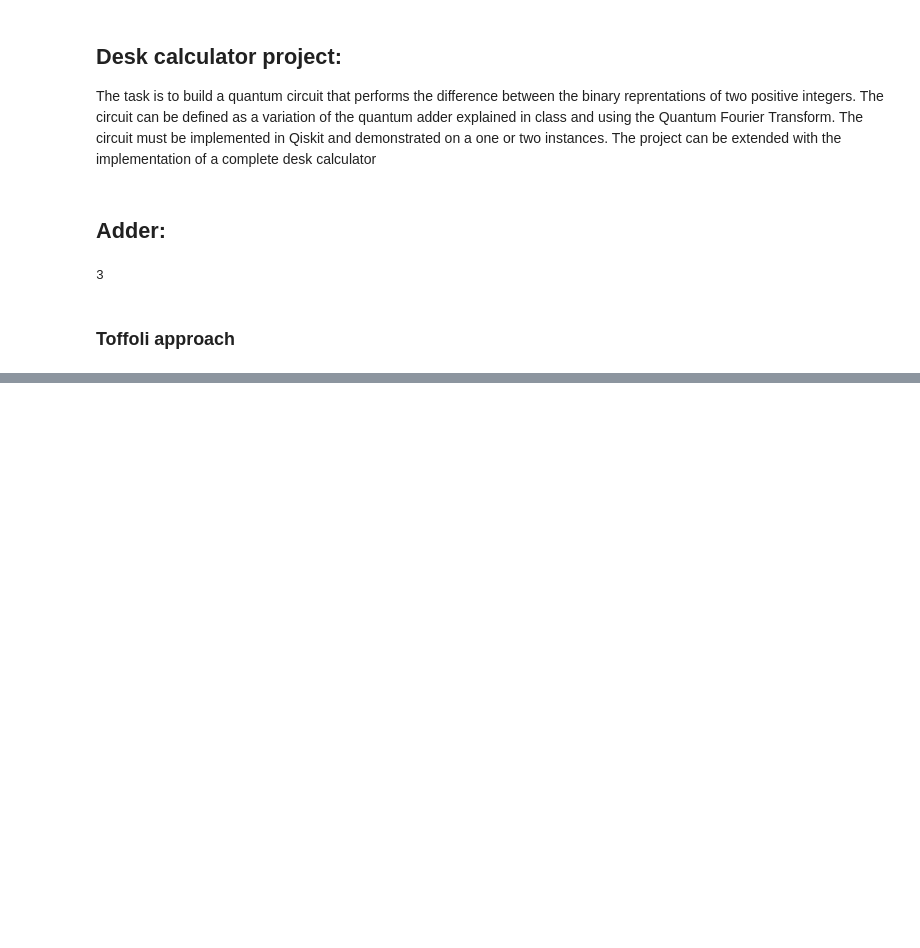
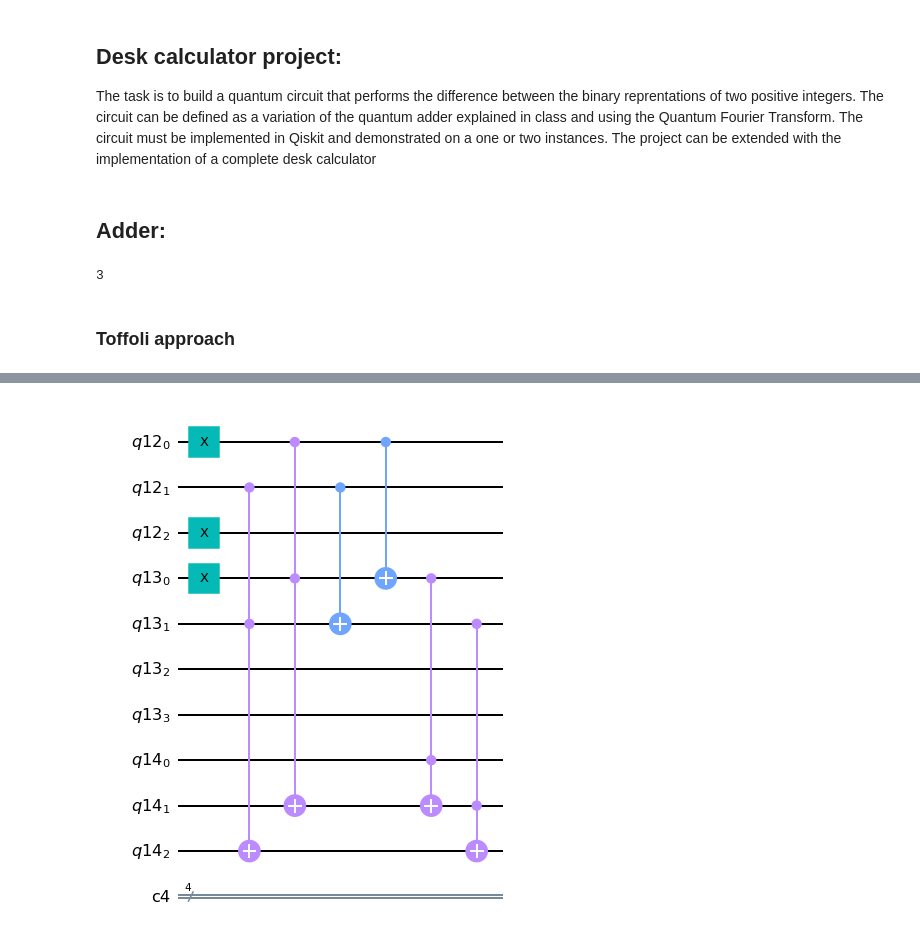
Before and after one commit to lmarza/QuantumDeskCalculator, a Jupyter notebook: deskCalculator.ipynb, the cells around one changed output, grey strips where cells are left out. Saved outputs shown, nothing was run; the diff lists cells and outputs as text; code cells hidden in the pictures; blank space fills up the shorter version.

```diff
--- a/deskCalculator.ipynb
+++ b/deskCalculator.ipynb
@@ -95,0 +73,10 @@ print(counts)
+# %%
+#Implementing a carry gate that is applied on all (c[i], a[i], b[i]) #with output fed to c[i+1]
+for i in range(n-1):
+    qc.ccx(a[i], b[i], c[i+1])
+    qc.cx(a[i], b[i])
+    qc.ccx(c[i], b[i], c[i+1])
+
+qc.draw('mpl')
+# %% [output]
+[figure, added]
```
Also changed, not shown: parts of 15 cells of this notebook.
